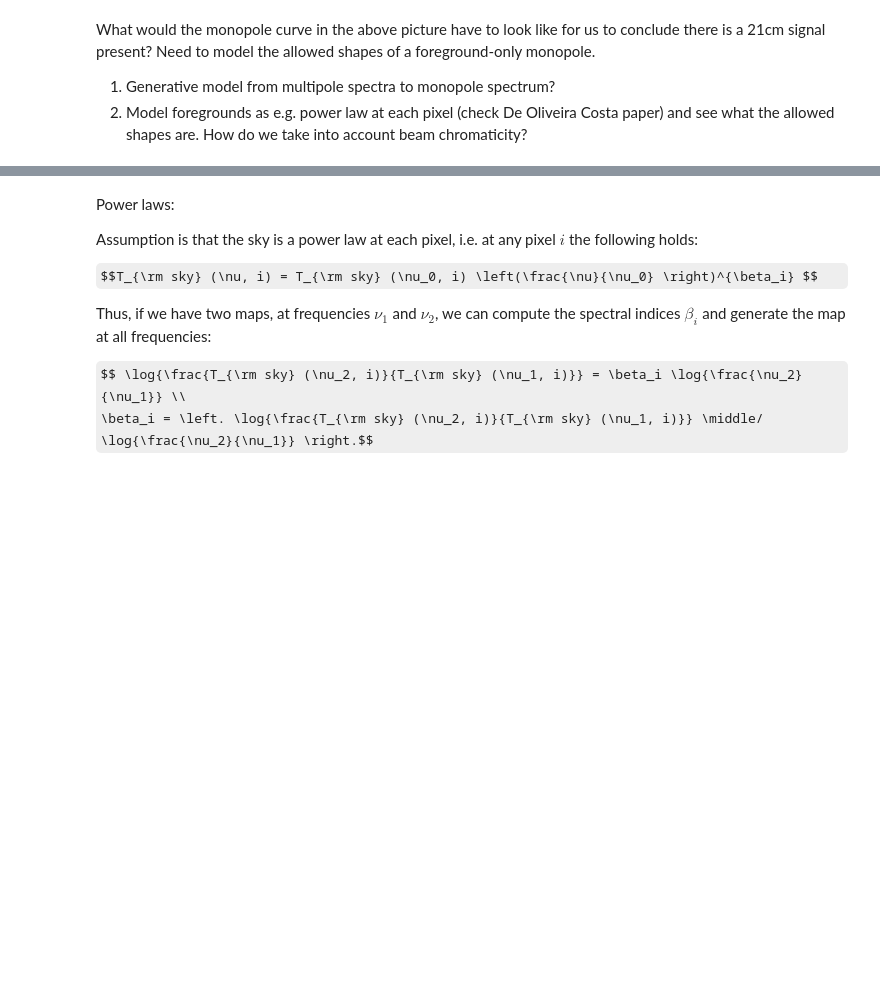
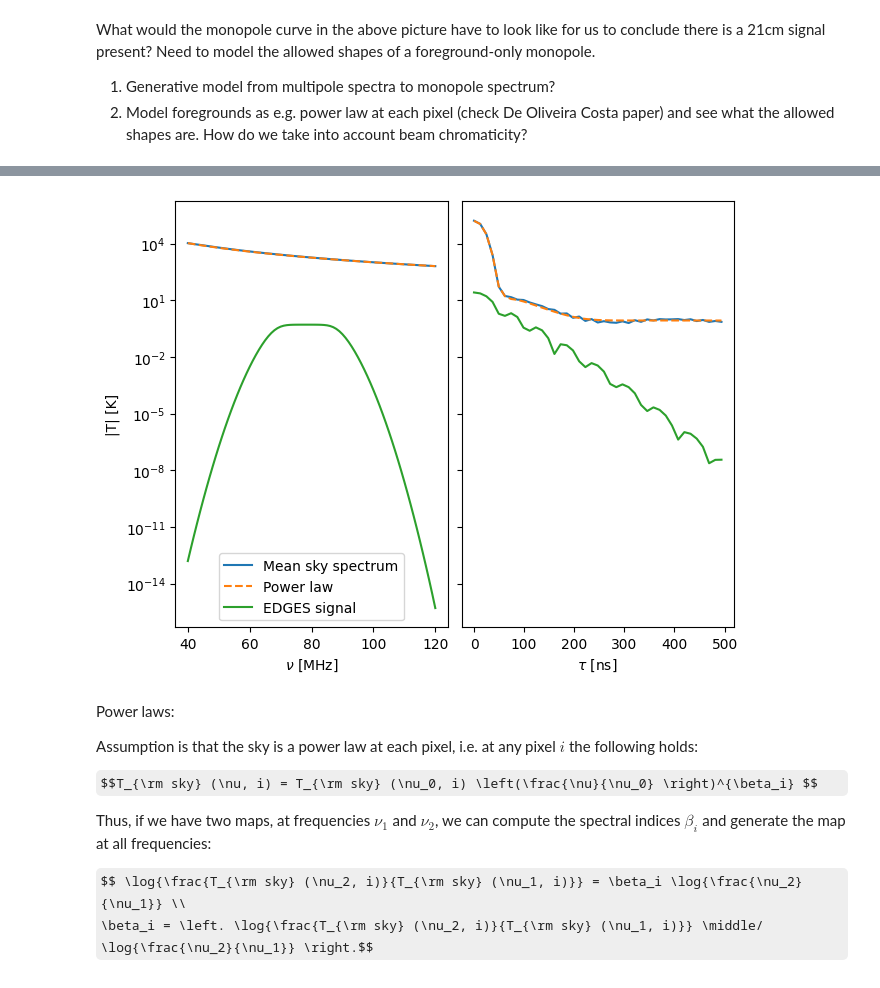
Before and after one commit to christianhbye/ucb_research, a Jupyter notebook: global_detection/Untitled.ipynb, the cells around one changed output, grey strips where cells are left out. Cells and saved outputs as stored; diff of their text form; code cells hidden in the pictures; some formulas as TeX source; blank space fills up the shorter version.

```diff
--- a/global_detection/Untitled.ipynb
+++ b/global_detection/Untitled.ipynb
@@ -75,3 +116,29 @@ What would the monopole curve in the above picture have to look like for us to c
+# %%
+def power_law(freqs, A0, nu0, beta=-2.55):
+    return A0 * (freqs/nu0)**beta
+
+plsky = power_law(freq, mean[0], freq[0])
+# %%
+from scipy.signal import blackmanharris
+win = blackmanharris(freq.size)
+win /= win.mean()
+dlys = np.fft.rfftfreq(freq.size, freq[1]-freq[0])
+
+fig, axs = plt.subplots(ncols=2, sharey=True, constrained_layout=True)
+axs[0].plot(freq, mean, label="Mean sky spectrum")
+axs[0].plot(freq, plsky, label="Power law", ls="--")
+axs[0].plot(freq, np.abs(edges), label="EDGES signal")
+axs[0].set_xlabel("$\\nu$ [MHz]")
+axs[0].set_ylabel("|T| [K]")
+axs[0].legend()
+axs[1].plot(dlys*1e3, np.abs(np.fft.rfft(mean * win)))
+axs[1].plot(dlys*1e3, np.abs(np.fft.rfft(plsky * win)), ls="--")
+axs[1].plot(dlys*1e3, np.abs(np.fft.rfft(edges * win)))
+axs[1].set_xlabel("$\\tau$ [ns]")
+plt.setp(axs, yscale="log")
+plt.show()
+# %% [output]
+[figure, added]
 # %% [markdown]
 Power laws:
 
```
Also changed, not shown: parts of 7 cells of this notebook, 2 other files.
